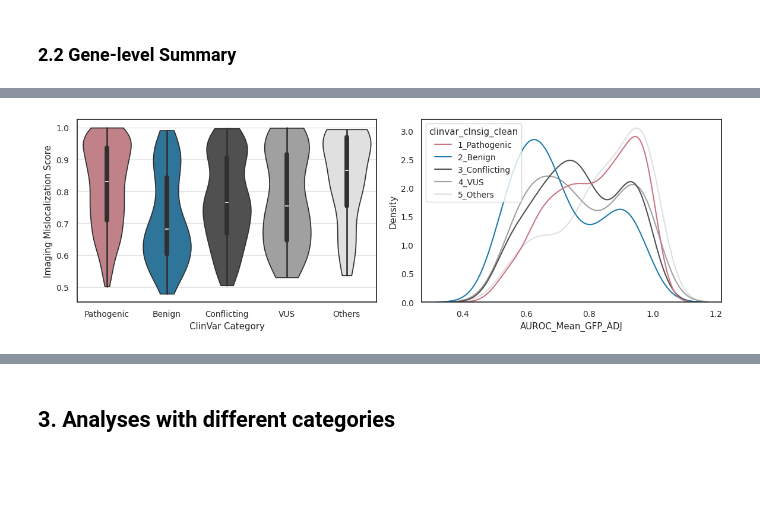
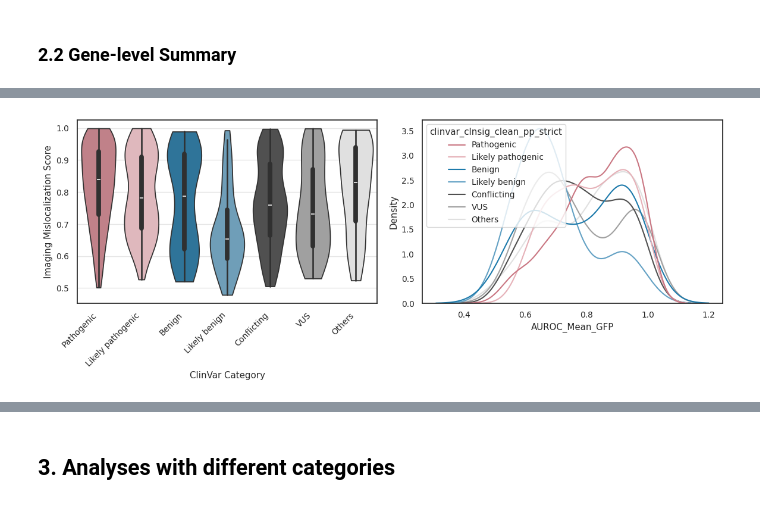
Before and after one commit to broadinstitute/2025_laval_submitted, a Jupyter notebook: 2_individual_assay_results/imaging/2_analysis/2_analyze_cp_results/0_results_summary.ipynb, the cells around one changed output, grey strips where cells are left out. Cells and saved outputs as stored; diff of their text form; code cells hidden in the pictures; blank space fills up the shorter version.

```diff
--- a/2_individual_assay_results/imaging/2_analysis/2_analyze_cp_results/0_results_summary.ipynb
+++ b/2_individual_assay_results/imaging/2_analysis/2_analyze_cp_results/0_results_summary.ipynb
@@ -523,33 +393,34 @@ plt.show()
 # %%
 # 2. Count per (gene, category)
-df = imaging_summary_clinvar.to_pandas() ## drop_nulls("clinvar_clnsig_clean").
+df = imaging_summary_clinvar.filter(
+    pl.col("Metadata_Bio_Batch")!="2024_12_Batch_11-12"
+).to_pandas() ## drop_nulls("clinvar_clnsig_clean").
 
 top_num = int(np.ceil(imaging_summary_clinvar.unique("symbol").shape[0] / 2))
 counts = (
-    df.groupby(["symbol", "clinvar_clnsig_clean"])
+    df.groupby(["symbol", "clinvar_clnsig_clean_pp_strict"])
     .size()
     .reset_index(name="count")
 )
 # 3. Pivot
-pivot = counts.pivot(index="symbol", columns="clinvar_clnsig_clean", values="count").fillna(0)
+pivot = counts.pivot(index="symbol", columns="clinvar_clnsig_clean_pp_strict", values="count").fillna(0)
 
 # Add total count column and sort by it (descending)
 pivot["total_count"] = pivot.sum(axis=1)
 pivot_top = pivot.sort_values("total_count", ascending=False).head(top_num)
 pivot_top = pivot_top.drop(columns=["total_count"])
-# category_order = sorted(pivot_top["clinvar_clnsig_clean"].unique())
 
 # 4. Ensure category order
-for cat in category_order:
+for cat in clinvar_order_dict["original"]:
     if cat not in pivot_top.columns:
         pivot_top[cat] = 0
-pivot_top = pivot_top[category_order]
+pivot_top = pivot_top[clinvar_order_dict["original"]]
 
 # 5. Plotting
 fig, axes = plt.subplots(1,2, figsize=(12, 14))
 # Get Set2 colors
 bottom = None
-for cat, color in palette_dict["clinvar_clnsig_clean"].items():
+for cat, color in palette_dict["clinvar_clnsig_clean_pp_strict"].items():
     axes[0].barh(pivot_top.index, pivot_top[cat],
             left=bottom, label=cat, color=color)
     bottom = pivot_top[cat] if bottom is None else bottom + pivot_top[cat]
@@ -570,13 +441,13 @@ pivot_bot = pivot.sort_values("total_count", ascending=False).iloc[top_num:,].co
 pivot_bot = pivot_bot.drop(columns=["total_count"])
 
 # 4. Ensure category order
-for cat in category_order:
+for cat in clinvar_order_dict["original"]:
     if cat not in pivot_bot.columns:
         pivot_bot[cat] = 0
-pivot_bot = pivot_bot[category_order]
+pivot_bot = pivot_bot[clinvar_order_dict["original"]]
 
 bottom = None
-for cat, color in palette_dict["clinvar_clnsig_clean"].items():
+for cat, color in palette_dict["clinvar_clnsig_clean_pp_strict"].items():
     axes[1].barh(pivot_bot.index, pivot_bot[cat], left=bottom, label=cat, color=color)
     bottom = pivot_bot[cat] if bottom is None else bottom + pivot_bot[cat]
 
@@ -596,41 +467,41 @@ KeyError: '2_Benign'
 # %%
-hue_order = sorted(imaging_summary_clinvar["clinvar_clnsig_clean"].drop_nulls().unique().to_list())
+hue_order = clinvar_order_dict["original"]
 
 fig, axes = plt.subplots(1, 2, figsize=(14, 4))
 # sns.boxenplot(
 #     data=scores.to_pandas(),
 #     x="clinvar_clnsig_clean",
 #     y="dualipa_abun_score",
 #     hue="clinvar_clnsig_clean",
 #     palette=palette_dict["clinvar_clnsig_clean"],
 #     order=hue_order,
 #     ax=axes[0]
 # )
 sns.violinplot(
     data=df,
-    x="clinvar_clnsig_clean",
-    y="AUROC_Mean_GFP_ADJ",
-    hue="clinvar_clnsig_clean",
-    palette=palette_dict["clinvar_clnsig_clean"],
+    x="clinvar_clnsig_clean_pp_strict",
+    y="AUROC_Mean_GFP_ADJ", ## AUROC_Mean_GFP
+    hue="clinvar_clnsig_clean_pp_strict",
+    palette=palette_dict["clinvar_clnsig_clean_pp_strict"],
     order=hue_order,
     cut=0,
     ax=axes[0]
 )
-axes[0].set_xticklabels([x.get_text().split("_")[1] for x in axes[0].get_xticklabels()]) ##, rotation=45, ha='right'
+axes[0].set_xticklabels(axes[0].get_xticklabels(), rotation=45, ha='right')
 axes[0].set_xlabel("ClinVar Category") ##, rotation=45, ha='right'
 axes[0].set_ylabel("Imaging Mislocalization Score") ##, rotation=45, ha='right'
 axes[0].grid(alpha=0.5, axis="y")
 
 sns.kdeplot(
     data=df,
-    x="AUROC_Mean_GFP_ADJ",
-    hue="clinvar_clnsig_clean",
+    x="AUROC_Mean_GFP",
+    hue="clinvar_clnsig_clean_pp_strict",
     hue_order=hue_order,
     ax=axes[1],
-    palette=palette_dict["clinvar_clnsig_clean"],
+    palette=palette_dict["clinvar_clnsig_clean_pp_strict"],
     common_norm=False
 )
 plt.subplots_adjust(wspace=0.15)
 plt.show()
 # %% [output]
-[figure, old version]
+[figure, new version]
```
Also changed, not shown: parts of 40 cells of this notebook, 8 other files.
